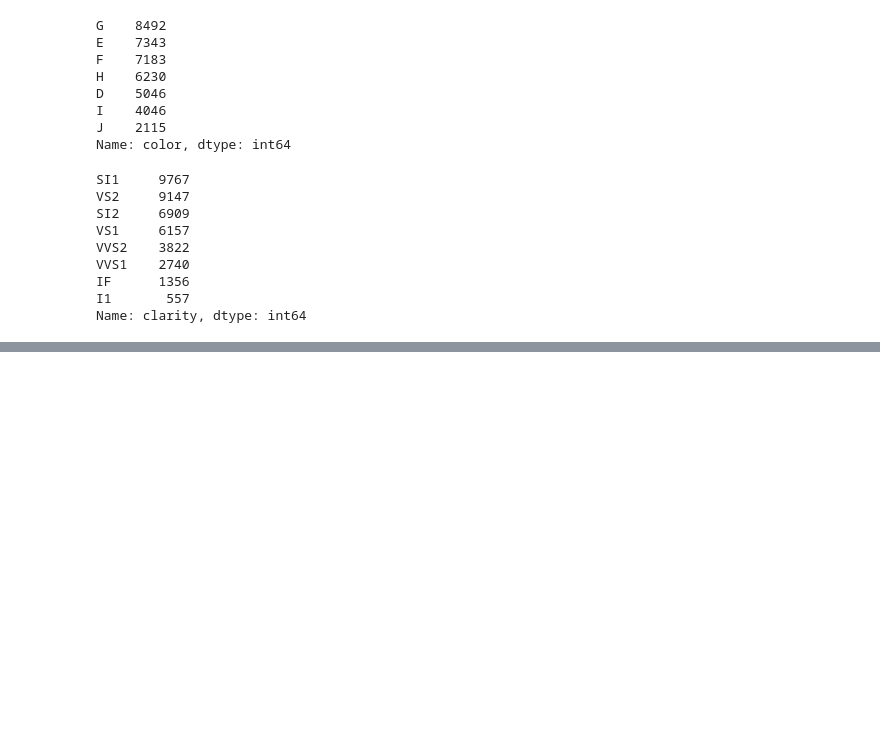
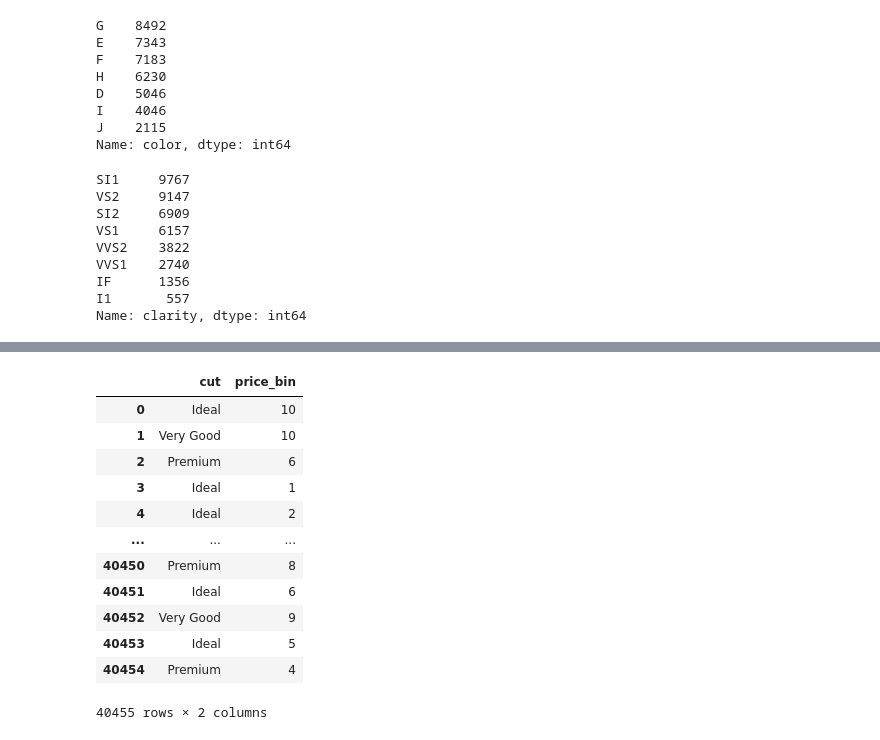
Before and after one commit to alfpml/kaggle-diamonds, a Jupyter notebook: Diamonds_1.ipynb, the cells around one changed output, grey strips where cells are left out. Saved outputs shown, nothing was run; the diff lists cells and outputs as text; code cells hidden in the pictures; blank space fills up the shorter version.

```diff
--- a/Diamonds_1.ipynb
+++ b/Diamonds_1.ipynb
@@ -96,0 +153,21 @@ Name: clarity, dtype: int64
+# %%
+##Binning price column to look at data distribution of categorical columns
+labels=[1,2,3,4,5,6,7,8,9,10]
+diamonds['price_bin']=pd.qcut(diamonds['price'],10,labels=labels)
+# %%
+diamonds_cut=diamonds[["cut","price_bin"]]
+display(diamonds_cut)
+# %% [output]
+|  | cut | price_bin |
+| 0 | Ideal | 10 |
+| 1 | Very Good | 10 |
+| 2 | Premium | 6 |
+| 3 | Ideal | 1 |
+| 4 | Ideal | 2 |
+| ... | ... | ... |
+| 40450 | Premium | 8 |
+| 40451 | Ideal | 6 |
+| 40452 | Very Good | 9 |
+| 40453 | Ideal | 5 |
+| 40454 | Premium | 4 |
+40455 rows × 2 columns
```
Also changed, not shown: parts of 8 cells of this notebook.
